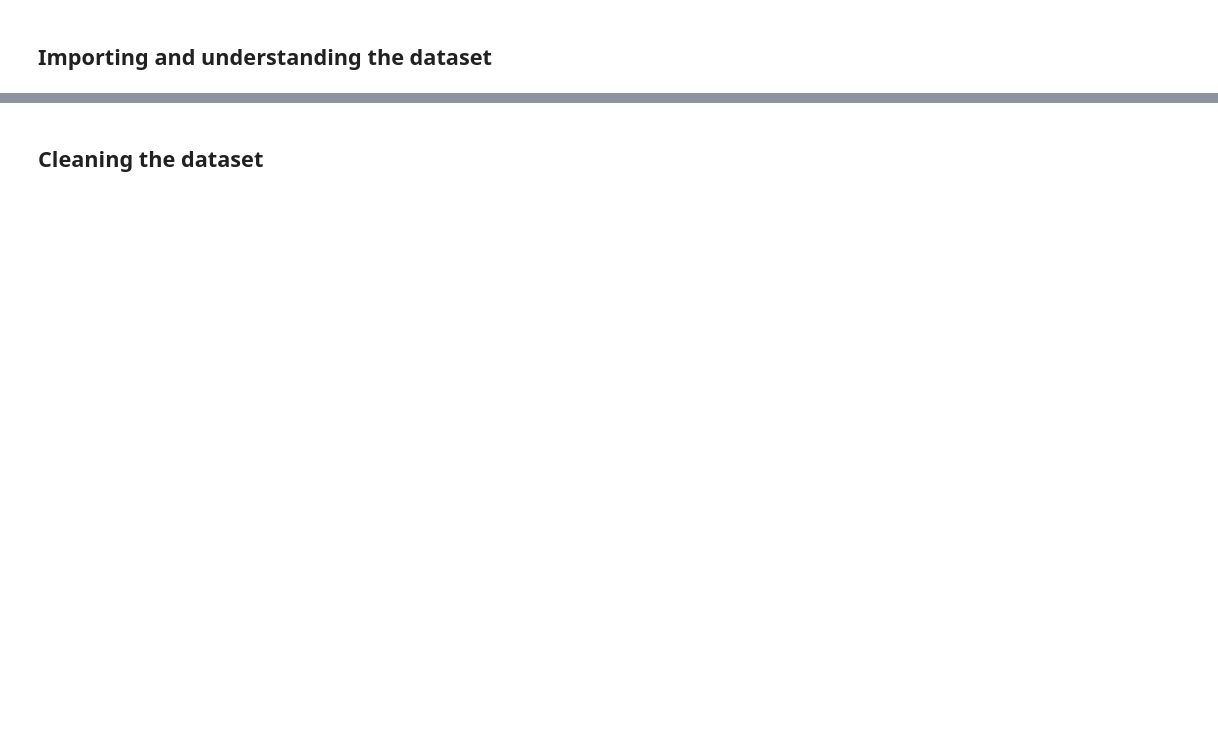
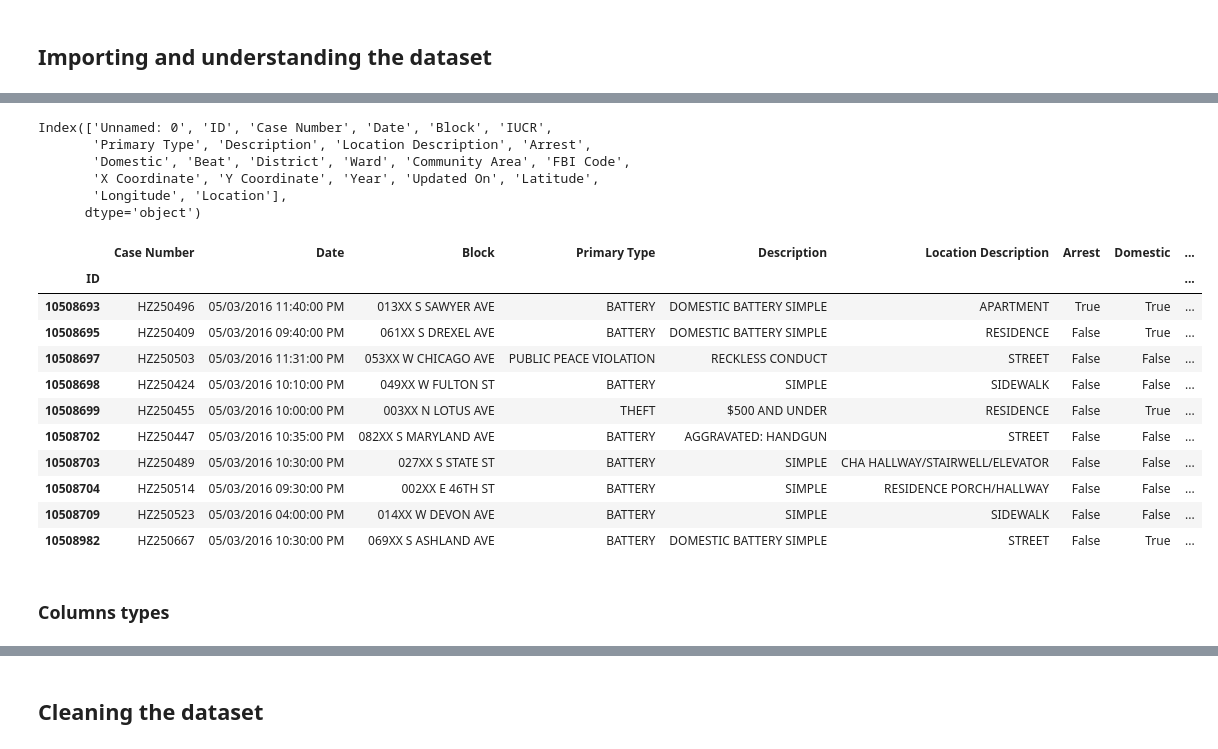
Before and after one commit to leo-cavalcante/crimes-in-chicago, a Jupyter notebook: Crimes in Chicago - Cleaning.ipynb, the cells around one changed output, grey strips where cells are left out. Cells and saved outputs as stored; diff of their text form; code cells hidden in the pictures; blank space fills up the shorter version.

```diff
--- a/Crimes in Chicago - Cleaning.ipynb
+++ b/Crimes in Chicago - Cleaning.ipynb
@@ -3,2 +8,4 @@
 # %% [markdown]
 ## Importing and understanding the dataset
+# %%
+crimes = pd.read_csv("Chicago_Crimes_2012_to_2017.csv")
@@ -4,0 +16,3 @@
+# %%
+pd.set_option('display.max_columns', None)
+crimes.head(10)
@@ -4,0 +51,36 @@
+# %%
+crimes.set_index("ID",inplace=True)
+# %%
+crimes.columns
+# %% [output]
+Index(['Unnamed: 0', 'ID', 'Case Number', 'Date', 'Block', 'IUCR',
+       'Primary Type', 'Description', 'Location Description', 'Arrest',
+       'Domestic', 'Beat', 'District', 'Ward', 'Community Area', 'FBI Code',
+       'X Coordinate', 'Y Coordinate', 'Year', 'Updated On', 'Latitude',
+       'Longitude', 'Location'],
+      dtype='object')
+# %%
+# Droping 4 columns that are not useful for our analysis:
+    # Unnames:0
+    # IUCR, which is "Crime Reporting (IUCR) Codes" and is already explained by the "Primary Type" and "Description"
+    # X coordinate
+    # Y coordinate
+
+crimes.drop(columns=["Unnamed: 0", "IUCR", "X Coordinate", "Y Coordinate"], inplace=True)
+# %%
+crimes.head(10)
+# %% [output]
+|  | Case Number | Date | Block | Primary Type | Description | Location Description | Arrest | Domestic | ... |
+| ID |  |  |  |  |  |  |  |  | ... |
+| 10508693 | HZ250496 | 05/03/2016 11:40:00 PM | 013XX S SAWYER AVE | BATTERY | DOMESTIC BATTERY SIMPLE | APARTMENT | True | True | ... |
+| 10508695 | HZ250409 | 05/03/2016 09:40:00 PM | 061XX S DREXEL AVE | BATTERY | DOMESTIC BATTERY SIMPLE | RESIDENCE | False | True | ... |
+| 10508697 | HZ250503 | 05/03/2016 11:31:00 PM | 053XX W CHICAGO AVE | PUBLIC PEACE VIOLATION | RECKLESS CONDUCT | STREET | False | False | ... |
+| 10508698 | HZ250424 | 05/03/2016 10:10:00 PM | 049XX W FULTON ST | BATTERY | SIMPLE | SIDEWALK | False | False | ... |
+| 10508699 | HZ250455 | 05/03/2016 10:00:00 PM | 003XX N LOTUS AVE | THEFT | $500 AND UNDER | RESIDENCE | False | True | ... |
+| 10508702 | HZ250447 | 05/03/2016 10:35:00 PM | 082XX S MARYLAND AVE | BATTERY | AGGRAVATED: HANDGUN | STREET | False | False | ... |
+| 10508703 | HZ250489 | 05/03/2016 10:30:00 PM | 027XX S STATE ST | BATTERY | SIMPLE | CHA HALLWAY/STAIRWELL/ELEVATOR | False | False | ... |
+| 10508704 | HZ250514 | 05/03/2016 09:30:00 PM | 002XX E 46TH ST | BATTERY | SIMPLE | RESIDENCE PORCH/HALLWAY | False | False | ... |
+| 10508709 | HZ250523 | 05/03/2016 04:00:00 PM | 014XX W DEVON AVE | BATTERY | SIMPLE | SIDEWALK | False | False | ... |
+| 10508982 | HZ250667 | 05/03/2016 10:30:00 PM | 069XX S ASHLAND AVE | BATTERY | DOMESTIC BATTERY SIMPLE | STREET | False | True | ... |
+# %% [markdown]
+### Columns types
```
Also changed, not shown: parts of 8 cells of this notebook, 3 other files.
